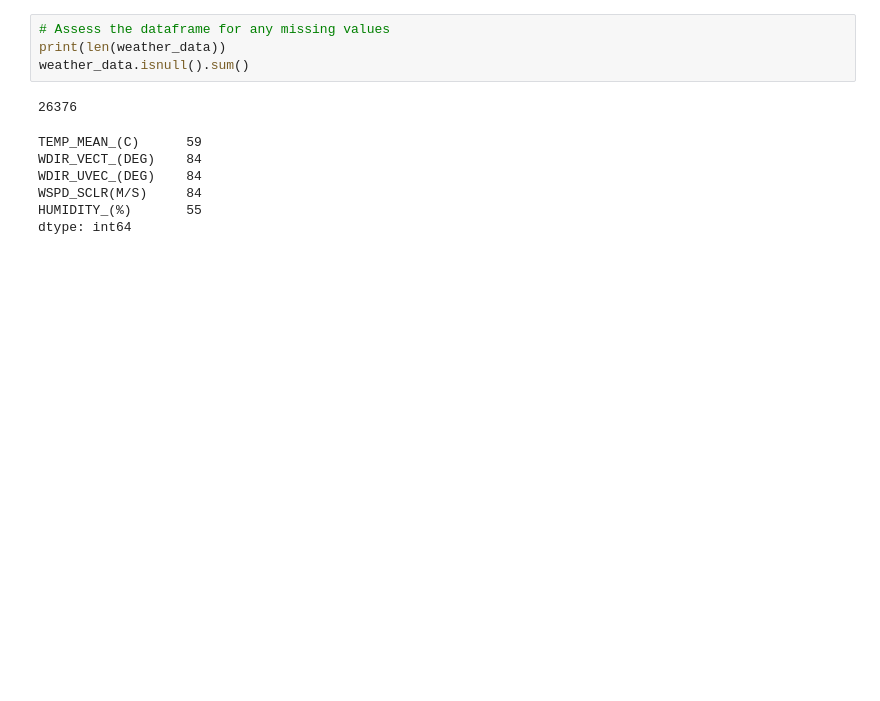
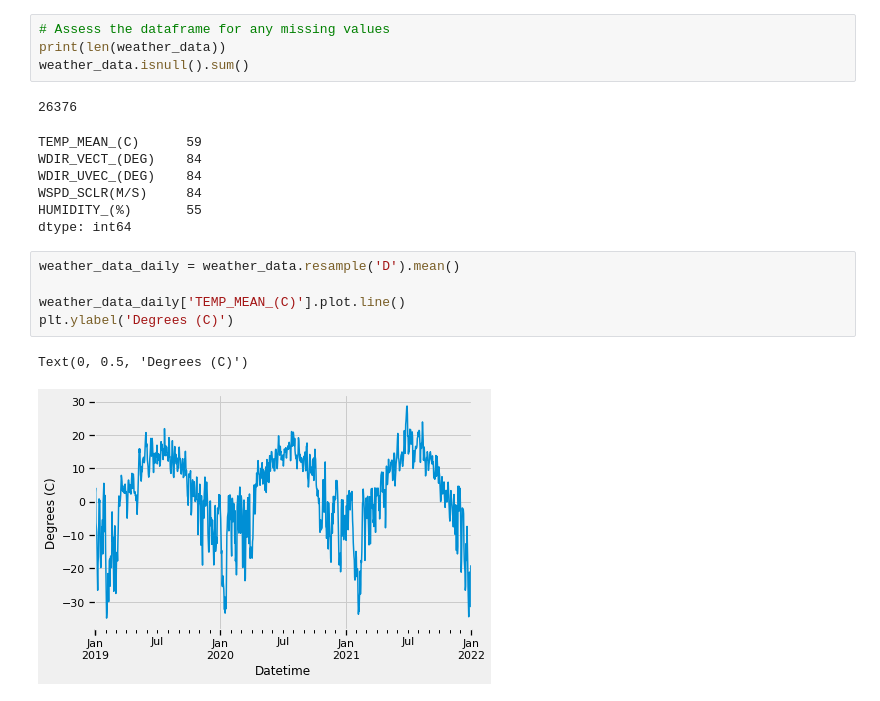
Before and after one commit to mirandadoris/CIV1498_Project2_Pythoneers, a Jupyter notebook: 1-Data_cleaning/Weather_Data_Cleaning.ipynb, the cells around one changed output. Saved outputs shown, nothing was run; the diff lists cells and outputs as text; blank space fills up the shorter version.

Commit message:
weather cleaning

```diff
--- a/1-Data_cleaning/Weather_Data_Cleaning.ipynb
+++ b/1-Data_cleaning/Weather_Data_Cleaning.ipynb
@@ -115,3 +115,11 @@ WDIR_UVEC_(DEG)    84
 WSPD_SCLR(M/S)     84
 HUMIDITY_(%)       55
 dtype: int64
+# %%
+weather_data_daily = weather_data.resample('D').mean()
+
+weather_data_daily['TEMP_MEAN_(C)'].plot.line()
+plt.ylabel('Degrees (C)')
+# %% [output]
+Text(0, 0.5, 'Degrees (C)')
+[figure, added]
```
Also changed, not shown: parts of 1 cell of this notebook.
